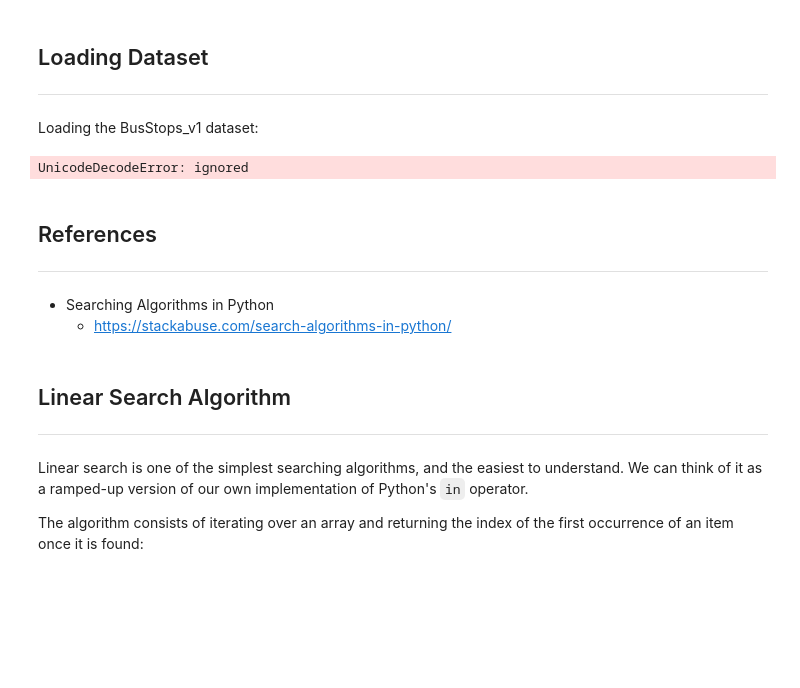
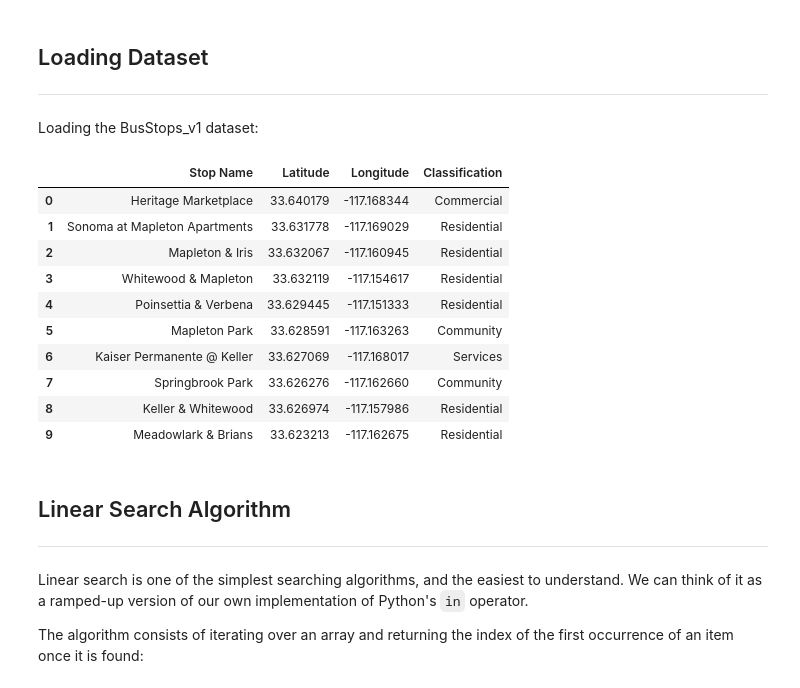
Before and after one commit to ttrevorreese/finalyearproject, a Jupyter notebook: Algorithm_Tests.ipynb, the cells around one changed output. Cells and saved outputs as stored; diff of their text form; code cells hidden in the pictures; blank space fills up the shorter version.

```diff
--- a/Algorithm_Tests.ipynb
+++ b/Algorithm_Tests.ipynb
@@ -21,16 +21,21 @@ import math
 ---
 
 Loading the BusStops_v1 dataset:
-# %%
-data = pd.read_csv('BusStops_v1.xlsx', sep='\t', engine='python')
-
-data.head(10)
-# %% [output]
-UnicodeDecodeError: ignored
-# %% [markdown]
-## References
-
----
-
-- Searching Algorithms in Python
-  - https://stackabuse.com/search-algorithms-in-python/
+# %%
+data = pd.read_csv('/content/drive/MyDrive/! University of Roehampton/Year 3/! Final Year Project/Datasets/BusStops_v1 - Sheet1.csv')
+
+data.drop(['Scores', 'Notes'], axis=1, inplace=True)
+
+data.head(10)
+# %% [output]
+|  | Stop Name | Latitude | Longitude | Classification |
+| 0 | Heritage Marketplace | 33.640179 | -117.168344 | Commercial |
+| 1 | Sonoma at Mapleton Apartments | 33.631778 | -117.169029 | Residential |
+| 2 | Mapleton & Iris | 33.632067 | -117.160945 | Residential |
+| 3 | Whitewood & Mapleton | 33.632119 | -117.154617 | Residential |
+| 4 | Poinsettia & Verbena | 33.629445 | -117.151333 | Residential |
+| 5 | Mapleton Park | 33.628591 | -117.163263 | Community |
+| 6 | Kaiser Permanente @ Keller | 33.627069 | -117.168017 | Services |
+| 7 | Springbrook Park | 33.626276 | -117.162660 | Community |
+| 8 | Keller & Whitewood | 33.626974 | -117.157986 | Residential |
+| 9 | Meadowlark & Brians | 33.623213 | -117.162675 | Residential |
```
Also changed, not shown: parts of 7 cells of this notebook.
